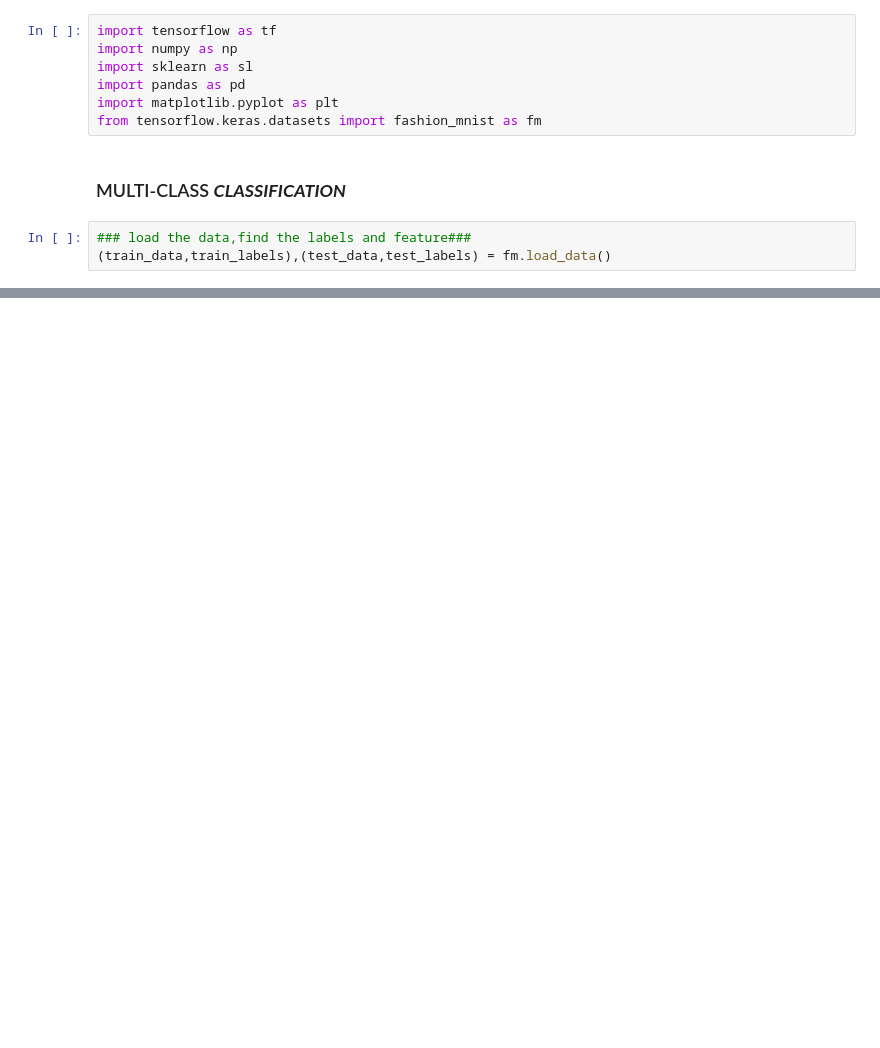
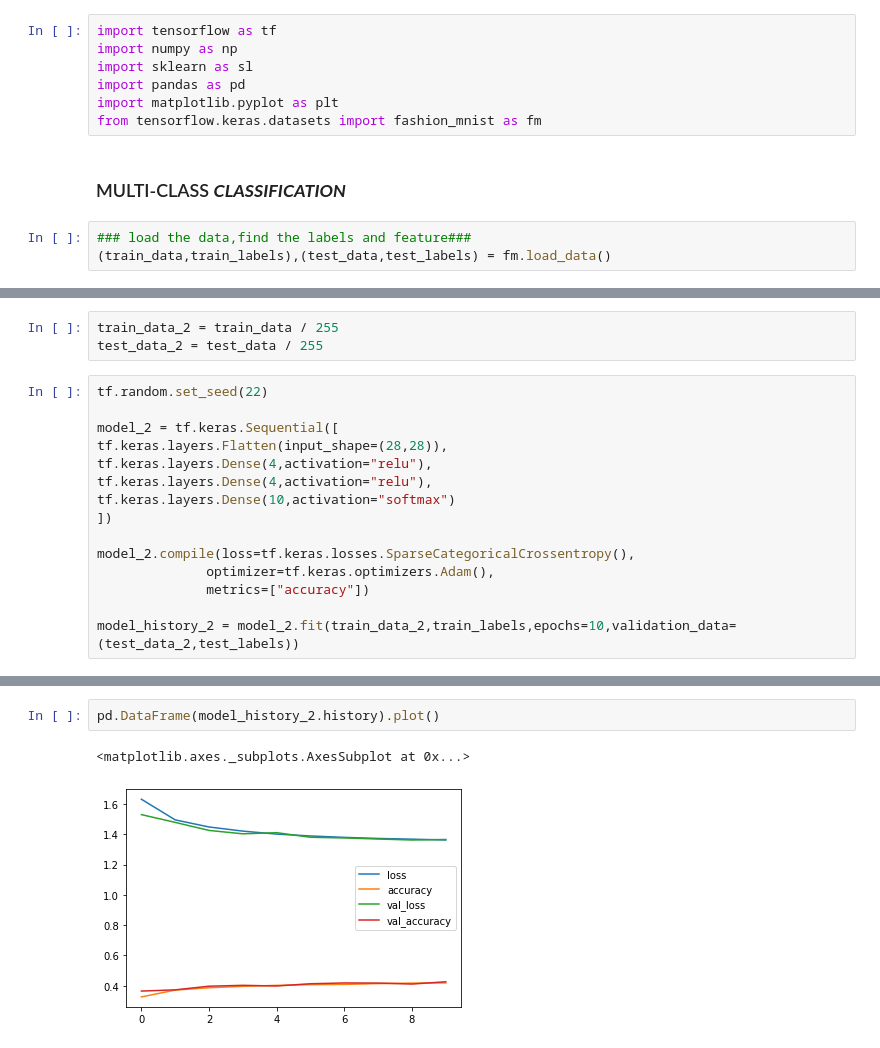
Before and after one commit to awannabecs/PublicTensorflowRepository, a Jupyter notebook: Untitled0.ipynb, the cells around one changed output, grey strips where cells are left out. Cells and saved outputs as stored; diff of their text form; blank space fills up the shorter version.

```diff
--- a/Untitled0.ipynb
+++ b/Untitled0.ipynb
@@ -33,0 +52,18 @@ for i in range(10):
+# %%
+train_data_2 = train_data / 255
+test_data_2 = test_data / 255
+# %%
+tf.random.set_seed(22)
+
+model_2 = tf.keras.Sequential([
+tf.keras.layers.Flatten(input_shape=(28,28)),
+tf.keras.layers.Dense(4,activation="relu"),
+tf.keras.layers.Dense(4,activation="relu"),
+tf.keras.layers.Dense(10,activation="softmax")
+])
+
+model_2.compile(loss=tf.keras.losses.SparseCategoricalCrossentropy(),
+              optimizer=tf.keras.optimizers.Adam(),
+              metrics=["accuracy"])
+
+model_history_2 = model_2.fit(train_data_2,train_labels,epochs=10,validation_data=(test_data_2,test_labels))
@@ -33,0 +98,5 @@ for i in range(10):
+# %%
+pd.DataFrame(model_history_2.history).plot()
+# %% [output]
+<matplotlib.axes._subplots.AxesSubplot at 0x...>
+[figure, added]
```
Also changed, not shown: parts of 7 cells of this notebook.
